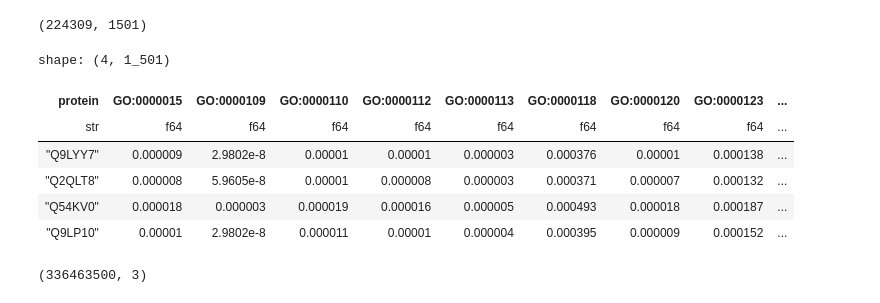
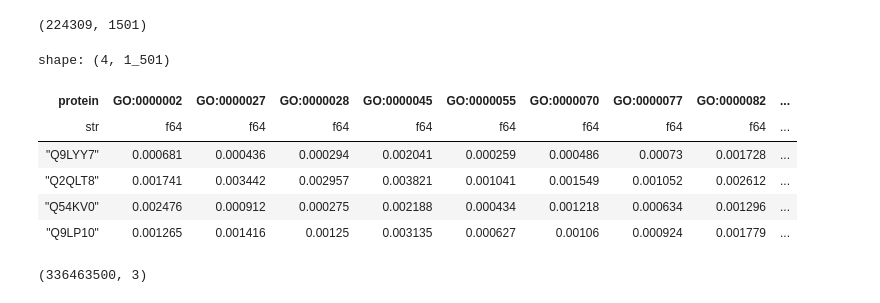
Before and after one commit to sumaniitm/cafa-6-protein-function-prediction-kaggle, a Jupyter notebook: cafa6-baseline-and-feature-engineering.ipynb, the cells around one changed output. Cells and saved outputs as stored; diff of their text form; code cells hidden in the pictures.

```diff
--- a/cafa6-baseline-and-feature-engineering.ipynb
+++ b/cafa6-baseline-and-feature-engineering.ipynb
@@ -599,8 +599,8 @@ df_test_features.columns
 submission_embeds = pl.Series(df_test_features.select(pl.col('embedding_arrays'))).to_list()
 # %%
 pos_dict = {}
-for i in range(len(label_cols_cc)):
-    pos_dict[i] = label_cols_cc[i]
+for i in range(len(label_cols_bp)):
+    pos_dict[i] = label_cols_bp[i]
 
 print(pos_dict[0])
 # %% [output]
@@ -677,5 +677,6 @@ I0000 00:00:1764430070.734564    1404 tpu_compilation_cache_interface.cc:541] Af
 # %%
 all_predictions[0]
 # %%
-semi_final_df_cc = pl.DataFrame(all_predictions)
+#semi_final_df_cc = pl.DataFrame(all_predictions)
+semi_final_df_bp = pl.DataFrame(all_predictions)
 # %%
@@ -683,12 +684,12 @@ semi_final_df_cc.shape
 # %% [output]
 (224309, 1501)
 # %%
-semi_final_df_cc.head(4)
+semi_final_df_bp.head(4)
 # %% [output]
 shape: (4, 1_501)
-| protein | GO:0000015 | GO:0000109 | GO:0000110 | GO:0000112 | GO:0000113 | GO:0000118 | GO:0000120 | GO:0000123 | ... |
+| protein | GO:0000002 | GO:0000027 | GO:0000028 | GO:0000045 | GO:0000055 | GO:0000070 | GO:0000077 | GO:0000082 | ... |
 | str | f64 | f64 | f64 | f64 | f64 | f64 | f64 | f64 | ... |
-| "Q9LYY7" | 0.000009 | 2.9802e-8 | 0.00001 | 0.00001 | 0.000003 | 0.000376 | 0.00001 | 0.000138 | ... |
-| "Q2QLT8" | 0.000008 | 5.9605e-8 | 0.00001 | 0.000008 | 0.000003 | 0.000371 | 0.000007 | 0.000132 | ... |
-| "Q54KV0" | 0.000018 | 0.000003 | 0.000019 | 0.000016 | 0.000005 | 0.000493 | 0.000018 | 0.000187 | ... |
-| "Q9LP10" | 0.00001 | 2.9802e-8 | 0.000011 | 0.00001 | 0.000004 | 0.000395 | 0.000009 | 0.000152 | ... |
+| "Q9LYY7" | 0.000681 | 0.000436 | 0.000294 | 0.002041 | 0.000259 | 0.000486 | 0.00073 | 0.001728 | ... |
+| "Q2QLT8" | 0.001741 | 0.003442 | 0.002957 | 0.003821 | 0.001041 | 0.001549 | 0.001052 | 0.002612 | ... |
+| "Q54KV0" | 0.002476 | 0.000912 | 0.000275 | 0.002188 | 0.000434 | 0.001218 | 0.000634 | 0.001296 | ... |
+| "Q9LP10" | 0.001265 | 0.001416 | 0.00125 | 0.003135 | 0.000627 | 0.00106 | 0.000924 | 0.001779 | ... |
```
Also changed, not shown: parts of 18 cells of this notebook.
